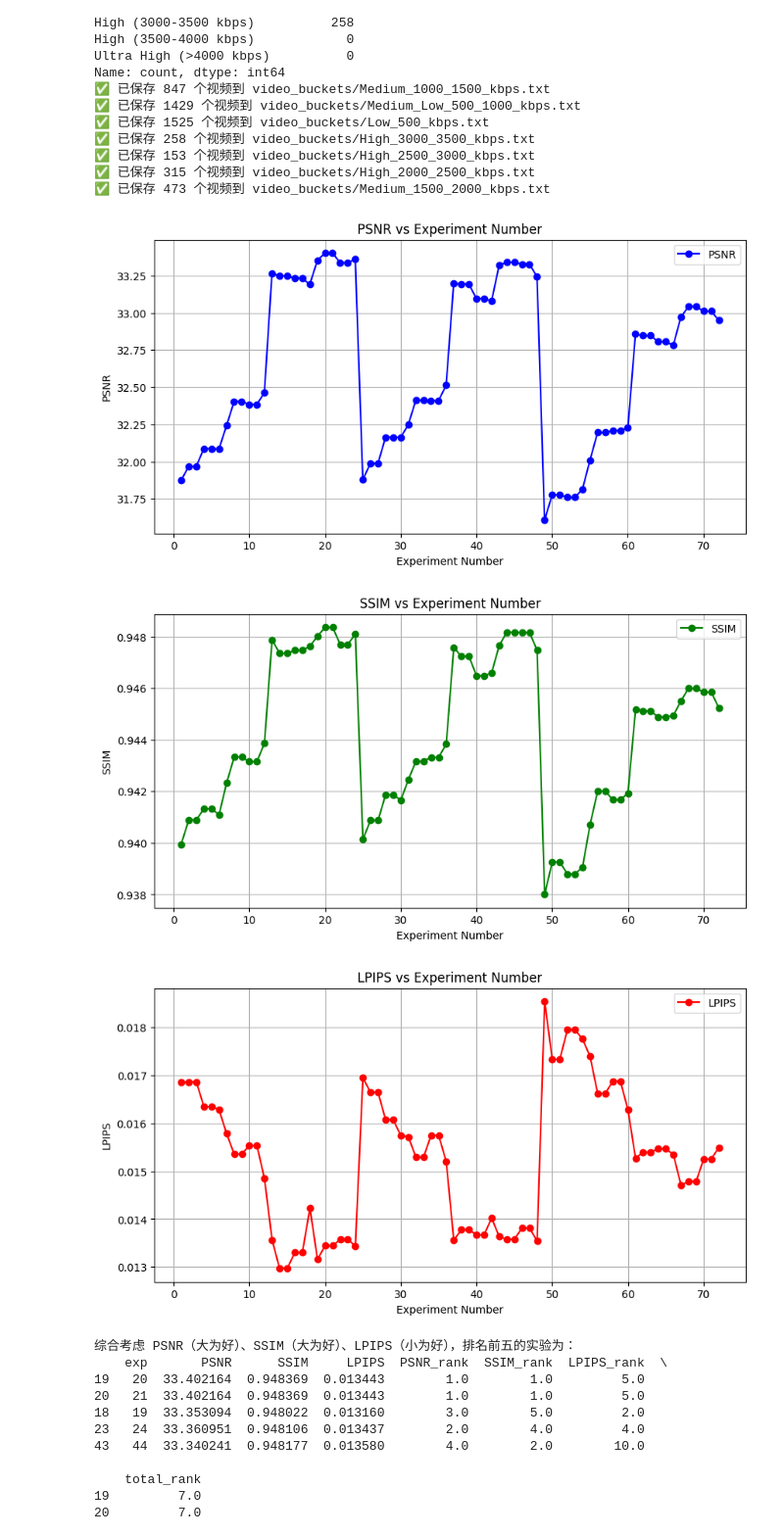
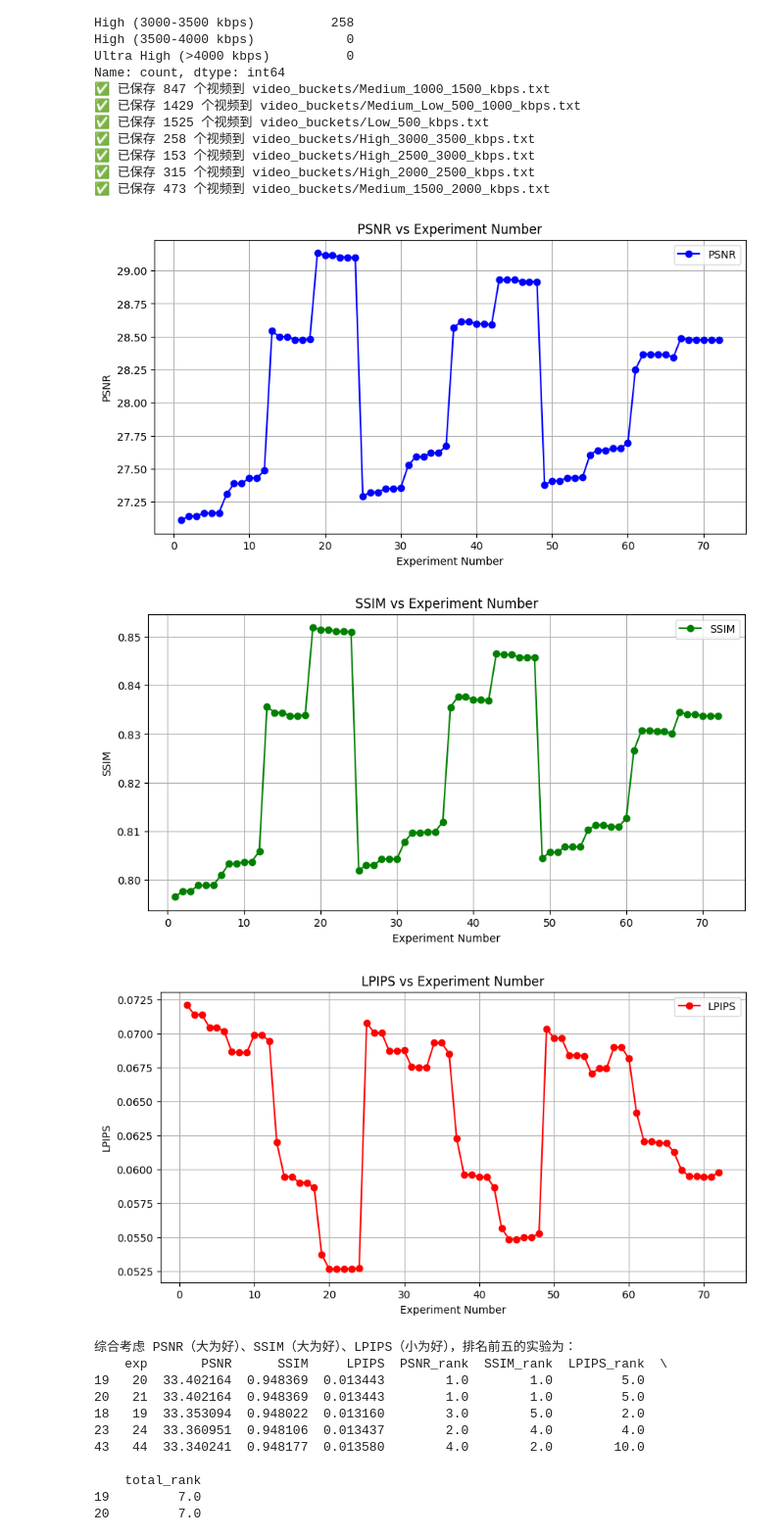
Before and after one commit to c976237222/HunyuanVideo_efficiency, a Jupyter notebook: analysis.ipynb, the cells around one changed output. Shown at 98% size. Cells and saved outputs as stored; diff of their text form; code cells hidden in the pictures.

```diff
--- a/analysis.ipynb
+++ b/analysis.ipynb
@@ -95,7 +95,7 @@ import pandas as pd
 import matplotlib.pyplot as plt
 
 # 确保路径正确
-metrics_dir = "/mnt/public/wangsiyuan/HunyuanVideo_efficiency/analysis/one_true_stride_metrics"
+metrics_dir = "/mnt/public/wangsiyuan/HunyuanVideo_efficiency/analysis/one_true_pool_metrics"
 
 if not os.path.exists(metrics_dir):
     raise FileNotFoundError(f"❌ 目录不存在: {metrics_dir}，请检查路径是否正确！")
@@ -127,36 +127,36 @@ df = df.sort_values("exp")
 # 画 PSNR 图
 plt.figure(figsize=(10, 5))
 plt.plot(df["exp"], df["PSNR"], marker="o", linestyle="-", label="PSNR", color="blue")
 plt.xlabel("Experiment Number")
 plt.ylabel("PSNR")
 plt.title("PSNR vs Experiment Number")
 plt.grid(True)
 plt.legend()
 plt.show()
 
 # 画 SSIM 图
 plt.figure(figsize=(10, 5))
 plt.plot(df["exp"], df["SSIM"], marker="o", linestyle="-", label="SSIM", color="green")
 plt.xlabel("Experiment Number")
 plt.ylabel("SSIM")
 plt.title("SSIM vs Experiment Number")
 plt.grid(True)
 plt.legend()
 plt.show()
 
 # 画 LPIPS 图
 plt.figure(figsize=(10, 5))
 plt.plot(df["exp"], df["LPIPS"], marker="o", linestyle="-", label="LPIPS", color="red")
 plt.xlabel("Experiment Number")
 plt.ylabel("LPIPS")
 plt.title("LPIPS vs Experiment Number")
 plt.grid(True)
 plt.legend()
 plt.show()
 # %% [output]
-[figure, old version]
+[figure, new version]
-[figure, old version]
+[figure, new version]
-[figure, old version]
+[figure, new version]
 # %%
 import pandas as pd
 
```
Also changed, not shown: parts of 4 cells of this notebook, 5 other files.
